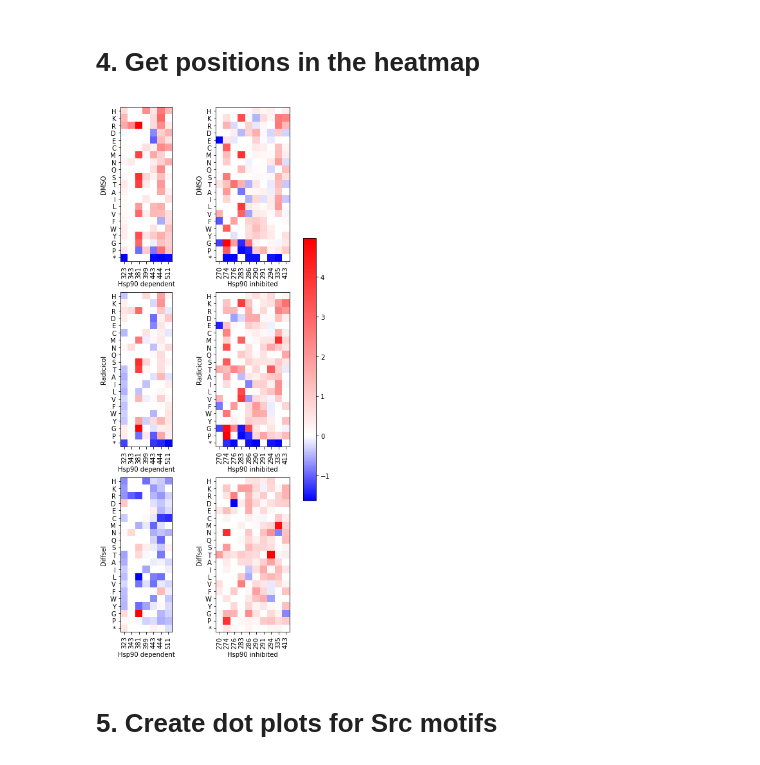
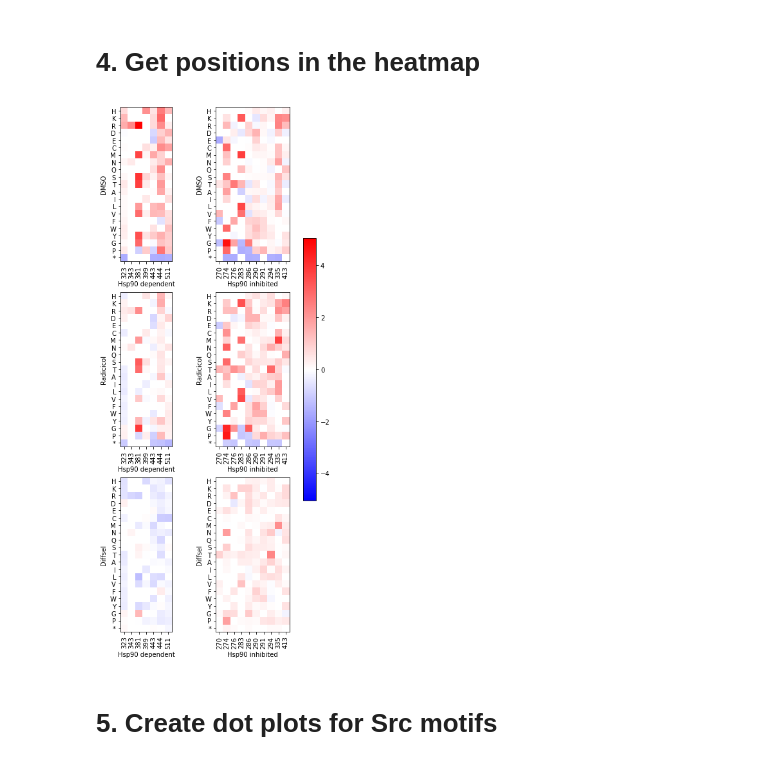
Before and after one commit to nguyenvanessa/src, a Jupyter notebook: nguyenva/figure_generation_nbs/raw_pymol_heatmaps.ipynb, the cells around one changed output. Cells and saved outputs as stored; diff of their text form; code cells hidden in the pictures.

Commit message:
Add figure generation nbs and figures

```diff
--- a/nguyenva/figure_generation_nbs/raw_pymol_heatmaps.ipynb
+++ b/nguyenva/figure_generation_nbs/raw_pymol_heatmaps.ipynb
@@ -115,6 +115,8 @@ hsp90_inhibited_pos.sort()
 # %%
 dep_idx = [src_utils.__pos_idx_dict__[pos] for pos in hsp90_dependent_pos]
 ihb_idx = [src_utils.__pos_idx_dict__[pos] for pos in hsp90_inhibited_pos]
+# %%
+max_abs = 5.0464877369376415
 # %%
 fig, axes = plt.subplots(nrows=3, ncols=2, figsize=(7.5,15))
 gs1 = gridspec.GridSpec(3, 2)
@@ -124,17 +126,17 @@ gs1.update(wspace=0.0000025, hspace=0.005) # set the spacing between axes.
 # Hsp90 dependent positions
 heatmap = dmso_heatmap_arr[dep_idx, :]
 title = 'DMSO activity (Hsp90 dependent)'
-hm1 = axes[0,0].imshow(heatmap.T, cmap='bwr', norm=DivergingNorm(0.0))
+hm1 = axes[0,0].imshow(heatmap.T, cmap='bwr', vmin=-max_abs, vmax=max_abs)
 #axes[0,0].set_title(title)
 
 heatmap = rad_heatmap_arr[dep_idx, :]
 title = 'Radicicol activity (Hsp90 dependent)'
-hm3 = axes[1,0].imshow(heatmap.T, cmap='bwr', norm=DivergingNorm(0.0))
+hm3 = axes[1,0].imshow(heatmap.T, cmap='bwr', vmin=-max_abs, vmax=max_abs)
 #axes[1,0].set_title(title)
 
 heatmap = diffsel_heatmap_arr[dep_idx, :]
 title = 'Diffsel (Hsp90 depenendent)'
-hm5 = axes[2,0].imshow(heatmap.T, cmap='bwr', norm=DivergingNorm(0.0))
+hm5 = axes[2,0].imshow(heatmap.T, cmap='bwr', vmin=-max_abs, vmax=max_abs)
 #axes[2,0].set_title(title)
 
 tick_labels = hsp90_dependent_pos
@@ -150,17 +152,17 @@ for ax in [axes[0,0], axes[1,0], axes[2,0]]:
 # Hsp90 inhibited positions
 heatmap = dmso_heatmap_arr[ihb_idx, :]
 title = 'DMSO activity (Hsp90 inhibited)'
-hm2 = axes[0,1].imshow(heatmap.T, cmap='bwr', norm=DivergingNorm(0.0))
+hm2 = axes[0,1].imshow(heatmap.T, cmap='bwr', vmin=-max_abs, vmax=max_abs)
 #axes[0,1].set_title(title)
 
 heatmap = rad_heatmap_arr[ihb_idx, :]
 title = 'Radicicol activity (Hsp90 inhibited)'
-hm4 = axes[1,1].imshow(heatmap.T, cmap='bwr', norm=DivergingNorm(0.0))
+hm4 = axes[1,1].imshow(heatmap.T, cmap='bwr', vmin=-max_abs, vmax=max_abs)
 #axes[1,1].set_title(title)
 
 heatmap = diffsel_heatmap_arr[ihb_idx, :]
 title = 'Diffsel (Hsp90 inhibited)'
-hm6 = axes[2,1].imshow(heatmap.T, cmap='bwr', norm=DivergingNorm(0.0))
+hm6 = axes[2,1].imshow(heatmap.T, cmap='bwr', vmin=-max_abs, vmax=max_abs)
 #axes[2,1].set_title(title)
 
 tick_labels = hsp90_inhibited_pos
@@ -170,34 +172,34 @@ for ax in [axes[0,1], axes[1,1], axes[2,1]]:
     ax.set_xticks(np.arange(heatmap.shape[0]))
 
     # Set tick labels
     ax.set_yticklabels(src_utils.__aa_idx_dict__.keys())
     ax.set_xticklabels(tick_labels, rotation=90)
 
 fig.colorbar(hm1, cmap='bwr', ax=axes, shrink=0.5)
 # Set title
 
 for ax in axes[0,:].flat:
     ax.set(ylabel='DMSO')
 
 for ax in axes[1,:].flat:
     ax.set(ylabel='Radicicol')
 
 for ax in axes[2,:].flat:
     ax.set(ylabel='Diffsel')
 
 for ax in axes[:,0].flat:
     ax.set(xlabel='Hsp90 dependent')
 
 for ax in axes[:,1].flat:
     ax.set(xlabel='Hsp90 inhibited')
 # Hide x labels and tick labels for top plots and y ticks for right plots.
 """for ax in axes.flat:
     ax.label_outer()"""
 
 # Show figure
 plt.show()
 # %% [output]
-[figure, old version]
+[figure, new version]
 # %% [markdown]
 # 5. Create dot plots for Src motifs
 # %%
```
Also changed, not shown: parts of 6 cells of this notebook, 22 other files.
